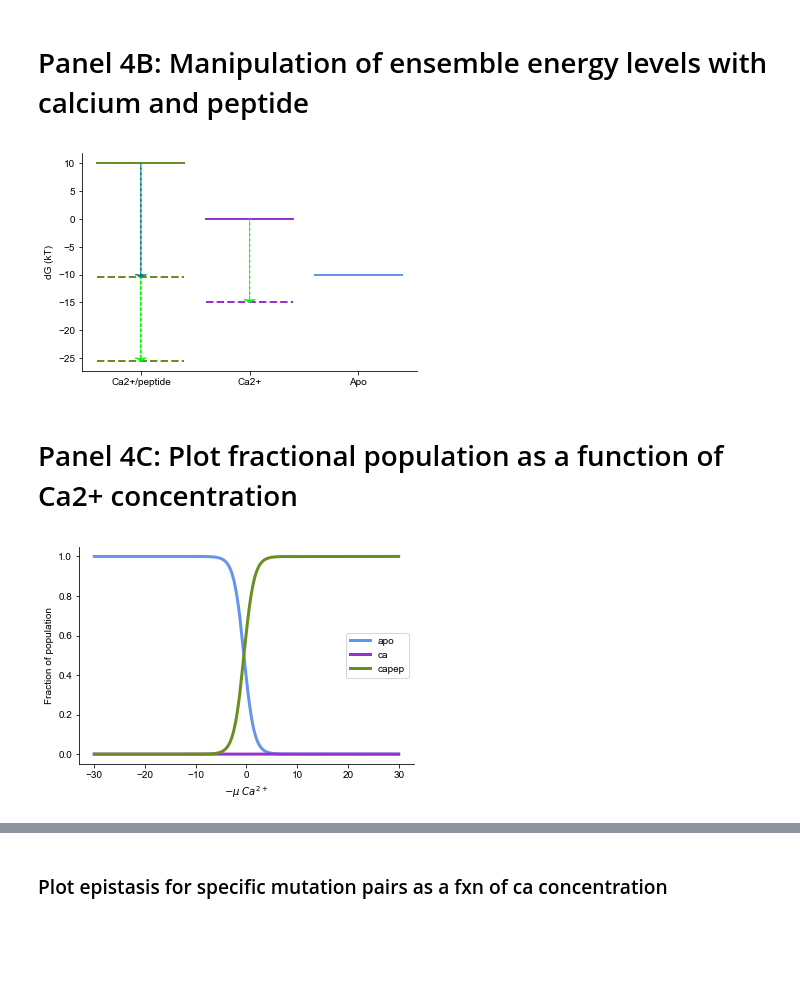
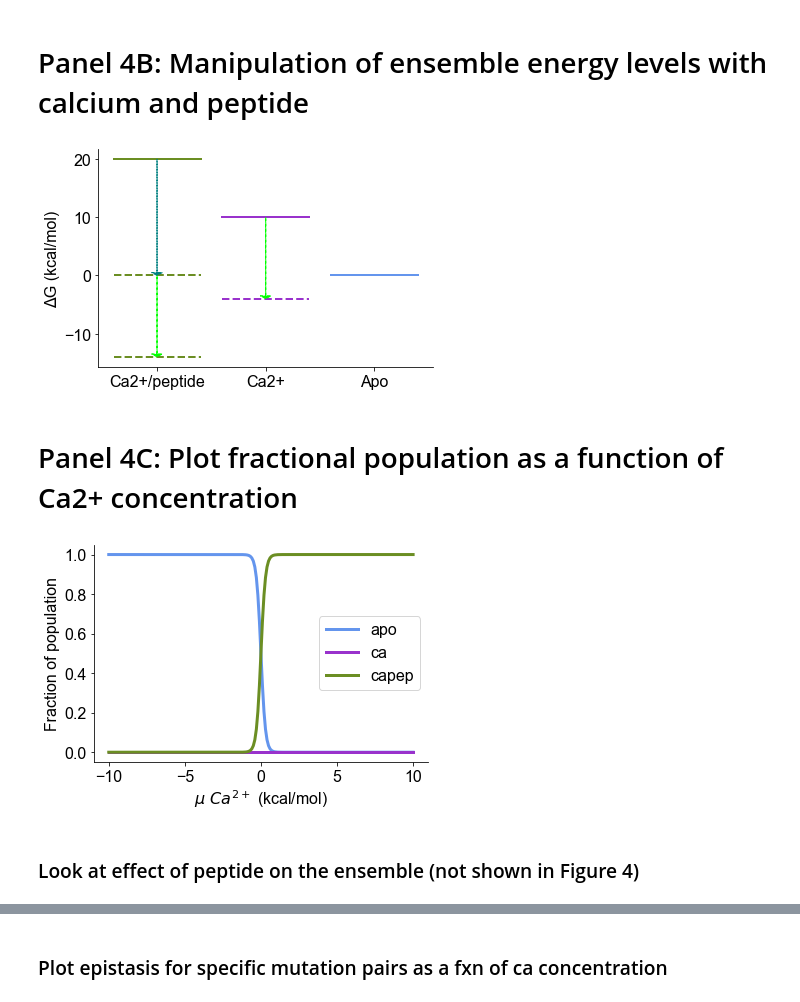
Before and after one commit to harmslab/ensemble_epistasis, a Jupyter notebook: Figure04.ipynb, the cells around one changed output, grey strips where cells are left out. Drawn from its saved outputs; the diff is of its cells as text; code cells hidden in the pictures; blank space fills up the shorter version.

```diff
--- a/Figure04.ipynb
+++ b/Figure04.ipynb
@@ -121,12 +99,12 @@ kJ/mol 0.4036209643957875
 # %% [markdown]
 ## Define constants
 # %%
-BETA =      1.0 # energy units (reduced)
-MU_PEP =  -20.5 # pep chemical potential is -10.5 kT
-DG_APO =  -10.0 # apo form is favored by 10 kT
-DG_CA  =    0.0 # ca form stability 0 @ calcium Kd.
-DG_CAPEP =  10 # capep form stability 0 (@ calcium Kd and peptide Kd)
-MU_CA_RANGE = np.arange(-30,30.1,.1) # Calcium chemical potential range for calculations
+BETA =  1/(0.001987*298) # energy units in kcal/mol
+MU_PEP =  20 # pep chemical potential is 20 kcal/mol (brings capep stability equal to apo)
+DG_APO =  0 # apo form is favored
+DG_CA  =    10 # ca form is destabilized by 10 kcal/mol (@ calcium Kd)
+DG_CAPEP =  20 # capep form destabilized by 20 kcal/mol (@ calcium Kd and peptide Kd)
+MU_CA_RANGE = np.arange(-10,10.1,.1) # Calcium chemical potential range for calculations
 # %% [markdown]
 ## Define observables
 
@@ -146,9 +124,9 @@ Assume that $\Delta G_{apo}$ is $10 kT$ more stable than Ca state and $20 kT$ mo
 ## Functions for calculating fractional populations, peptide binding observable, and Ca-dep epistasis
 # %%
 def pops(ddG_apo=0,ddG_ca=0,ddG_capep=0,
-         mu_ca=-15,mu_pep=-20.5,
-         dG_apo=-10,dG_ca=0,dG_capep=10,
-         beta=1.0):
+         mu_ca=3.5,mu_pep=20,
+         dG_apo=0,dG_ca=10,dG_capep=20,
+         beta=BETA):
     """
     Calculate the relative fraction of apo, ca, capep
 
@@ -166,17 +144,17 @@ def pops(ddG_apo=0,ddG_ca=0,ddG_capep=0,
     """
 
     w_apo =    np.exp(-beta*(dG_apo + ddG_apo))
-    w_ca =     np.exp(-beta*(dG_ca  + ddG_ca + mu_ca))
-    w_capep =  np.exp(-beta*(dG_capep + ddG_capep + mu_ca + mu_pep))
+    w_ca =     np.exp(-beta*(dG_ca  + ddG_ca - 4*mu_ca))
+    w_capep =  np.exp(-beta*(dG_capep + ddG_capep - 4*mu_ca - mu_pep))
 
     Z = w_apo + w_ca + w_capep
 
     return w_apo/Z, w_ca/Z, w_capep/Z
 
-def dg_obs(ddG_apo=0,ddG_ca=0,ddG_capep=0,          # effects of mutations
-           mu_ca=-15,mu_pep=-20.5,                  # chemical potential of calcium and peptide
-           dG_apo=-10,dG_ca=0,dG_capep=10,           # wildtype thermodynamic parameters
-           beta=1.0):                               # 1/RT
+def dg_obs(ddG_apo=0,ddG_ca=0,ddG_capep=0,       # effects of mutations
+           mu_ca=3.5,mu_pep=20,                  # chemical potential of calcium and peptide
+           dG_apo=0,dG_ca=10,dG_capep=20,        # wildtype thermodynamic parameters
+           beta=BETA):                           # 1/RT
     """
     Calculate the free energy of the capep state.
 
@@ -201,9 +179,9 @@ def dg_obs(ddG_apo=0,ddG_ca=0,ddG_capep=0,          # effects of mutations
     return -(1/beta)*np.log(w_capep/(w_apo + w_ca))
 
 def epistasis_vs_ca(apo_ddG,ca_ddG,capep_ddG,
-                    dG_apo=-10,dG_ca=0,dG_capep=10,
-                    mu_pep=-20.5,mu_ca_range=np.arange(-30,30,0.1),
-                    additive_in_states=True,beta=1.0):
+                    dG_apo=0,dG_ca=10,dG_capep=20,
+                    mu_pep=20,mu_ca_range=np.arange(-10,10,0.1),
+                    additive_in_states=True,beta=BETA):
     """
     Calculate epistasis for the system as a function of calcium concentration.
 
@@ -288,7 +266,7 @@ def epistasis_vs_ca(apo_ddG,ca_ddG,capep_ddG,
 # %% [markdown]
 # Panel 4B: Manipulation of ensemble energy levels with calcium and peptide
 # %%
-def plot_ensemble_levels(dG_apo=-10,dG_ca=0,dG_capep=10,mu_ca=-15,mu_pep=-20.5):
+def plot_ensemble_levels(dG_apo=0,dG_ca=10,dG_capep=20,mu_ca=3.5,mu_pep=20):
 
     plt.figure()
 
@@ -301,32 +279,32 @@ def plot_ensemble_levels(dG_apo=-10,dG_ca=0,dG_capep=10,mu_ca=-15,mu_pep=-20.5):
     plt.plot([x0,x0+0.8],[dG_capep,dG_capep],lw=2,color="olivedrab",zorder=10)
 
     #peptide addition to capep
-    plt.plot([x0,x0+0.8],[dG_capep+mu_pep,dG_capep+mu_pep],'--',lw=2,color="olivedrab",zorder=10)
-    plt.arrow((x0+0.4),dG_capep,0,mu_pep,color='teal',linestyle='--',length_includes_head=True,head_width=0.1,head_length=0.50,zorder=20)
+    plt.plot([x0,x0+0.8],[dG_capep-mu_pep,dG_capep-mu_pep],'--',lw=2,color="olivedrab",zorder=10)
+    plt.arrow((x0+0.4),dG_capep,0,-mu_pep,color='teal',linestyle='--',length_includes_head=True,head_width=0.1,head_length=0.50,zorder=20)
 
     #calcium addition to capep
-    plt.plot([x0,x0+0.8],[dG_capep+mu_pep+mu_ca,dG_capep+mu_pep+mu_ca],'--',lw=2,color="olivedrab",zorder=10)
-    plt.arrow((x0+0.4),dG_capep+mu_pep,0,mu_ca,color='lime',linestyle='--',length_includes_head=True,head_width=0.1,head_length=0.50,zorder=20)
+    plt.plot([x0,x0+0.8],[dG_capep-mu_pep-4*mu_ca,dG_capep-mu_pep-4*mu_ca],'--',lw=2,color="olivedrab",zorder=10)
+    plt.arrow((x0+0.4),dG_capep-mu_pep,0,-4*mu_ca,color='lime',linestyle='--',length_includes_head=True,head_width=0.1,head_length=0.50,zorder=20)
 
     #plot ca
     plt.plot([x1,x1+0.8],[dG_ca,dG_ca],lw=2,color="darkorchid",zorder=10)
 
     #calcium addition to ca
-    plt.plot([x1,x1+0.8],[dG_ca+mu_ca,dG_ca+mu_ca],'--',lw=2,color="darkorchid",zorder=10)
-    plt.arrow((x1+0.4),dG_ca,0,mu_ca,color='lime',linestyle='--',length_includes_head=True,head_width=0.1,head_length=0.50,zorder=20)
+    plt.plot([x1,x1+0.8],[dG_ca-4*mu_ca,dG_ca-4*mu_ca],'--',lw=2,color="darkorchid",zorder=10)
+    plt.arrow((x1+0.4),dG_ca,0,-4*mu_ca,color='lime',linestyle='--',length_includes_head=True,head_width=0.1,head_length=0.50,zorder=20)
 
     #plot apo
     plt.plot([x2,x2+0.8],[dG_apo,dG_apo],lw=2,color="cornflowerblue",zorder=10)
 
     #general plot settings
     plt.xticks([0.4,1.4,2.4],['Ca2+/peptide','Ca2+','Apo'])
-    plt.ylabel('dG (kT)')
+    plt.ylabel('ΔG (kcal/mol)')
     #plt.savefig('final-figures/Fig4B-ensemble-energy-levels.svg')
 
 #call the function
 plot_ensemble_levels()
 # %% [output]
-[figure, old version]
+[figure, new version]
 # %% [markdown]
 # Panel 4C: Plot fractional population as a function of Ca2+ concentration
 # %%
@@ -337,35 +315,37 @@ def pop_curves(ddG_a,ddG_c,ddG_cp):
     ddG_a: effect of mutation of apo stability
     ddG_c: effect of mutation on ca stability
     ddG_cp: effect of mutation on cp stability
 
     '''
 
     fig, ax = plt.subplots(1,1)
 
     #calculate fractional populations
     apo, ca, capep = pops(ddG_apo=ddG_a,
                       ddG_ca=ddG_c,
                       ddG_capep=ddG_cp,
                       mu_ca=MU_CA_RANGE,
                       mu_pep=MU_PEP,
                       beta=BETA,
                       dG_apo=DG_APO,
                       dG_ca=DG_CA,
                       dG_capep=DG_CAPEP)
 
     #plot fractions for each structure
-    ax.plot(-MU_CA_RANGE,apo,lw=3,color='cornflowerblue',label="apo")
-    ax.plot(-MU_CA_RANGE,ca,lw=3,color='darkorchid',label="ca")
-    ax.plot(-MU_CA_RANGE,capep,lw=3,color='olivedrab',label="capep")
+    ax.plot(MU_CA_RANGE,apo,lw=3,color='cornflowerblue',label="apo")
+    ax.plot(MU_CA_RANGE,ca,lw=3,color='darkorchid',label="ca")
+    ax.plot(MU_CA_RANGE,capep,lw=3,color='olivedrab',label="capep")
 
     #general plot settings
     ax.set_ylabel('Fraction of population')
-    ax.set_xlabel("$-\mu\ Ca^{2+}$")
+    ax.set_xlabel("$\mu\ Ca^{2+}$ (kcal/mol)")
     ax.legend()
 
     #fig.savefig('final-figures/Fig4C-frac-wt.svg')
 
 #call the function for WT ensemble (ddG_a, ddG_c, and ddG_cp are zero)
 pop_curves(0,0,0)
 # %% [output]
-[figure, old version]
+[figure, new version]
+# %% [markdown]
+### Look at effect of peptide on the ensemble (not shown in Figure 4)
```
Also changed, not shown: parts of 31 cells of this notebook.
